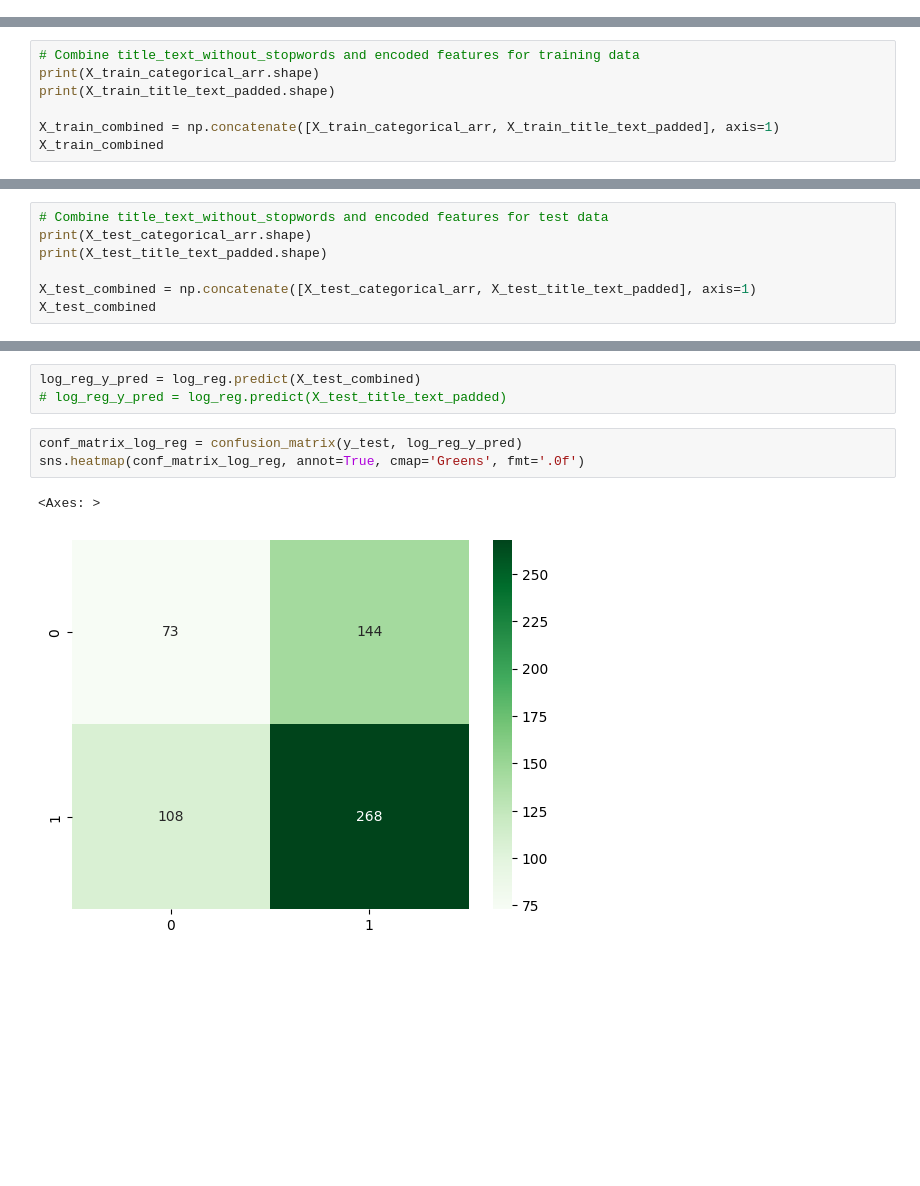
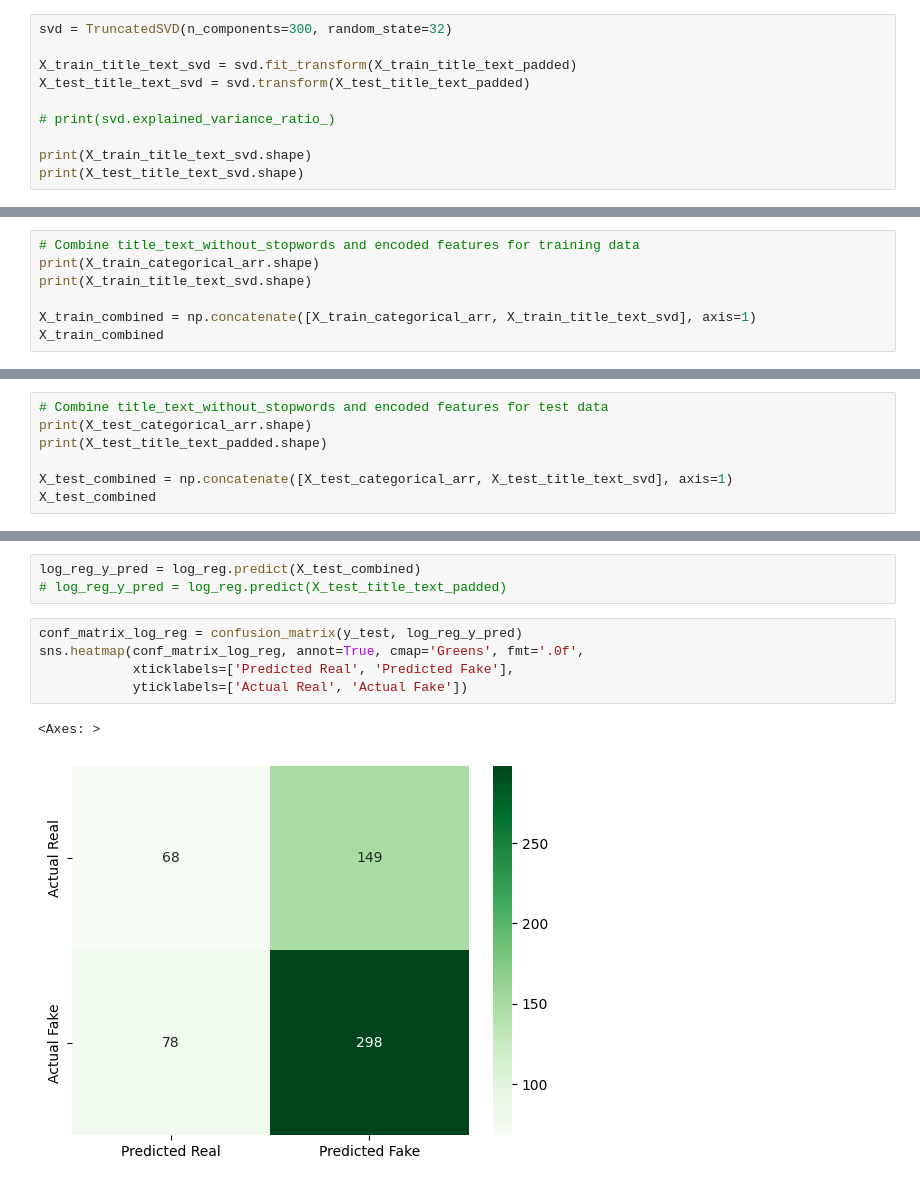
Before and after one commit to pkdc/fake-news-classifier, a Jupyter notebook: notebooks/fake_news.ipynb, the cells around one changed output, grey strips where cells are left out. Saved outputs shown, nothing was run; the diff lists cells and outputs as text; blank space fills up the shorter version.

```diff
--- a/notebooks/fake_news.ipynb
+++ b/notebooks/fake_news.ipynb
@@ -396,3 +397,13 @@ print(X_test)
 531                          No Author        awdnews.com  conspiracy
 
 [593 rows x 3 columns]
+# %%
+svd = TruncatedSVD(n_components=300, random_state=32)
+
+X_train_title_text_svd = svd.fit_transform(X_train_title_text_padded)
+X_test_title_text_svd = svd.transform(X_test_title_text_padded)
+
+# print(svd.explained_variance_ratio_)
+
+print(X_train_title_text_svd.shape)
+print(X_test_title_text_svd.shape)
@@ -417,9 +431,9 @@ numpy.ndarray
 # %%
 # Combine title_text_without_stopwords and encoded features for training data
 print(X_train_categorical_arr.shape)
-print(X_train_title_text_padded.shape)
+print(X_train_title_text_svd.shape)
 
-X_train_combined = np.concatenate([X_train_categorical_arr, X_train_title_text_padded], axis=1)
+X_train_combined = np.concatenate([X_train_categorical_arr, X_train_title_text_svd], axis=1)
 X_train_combined
 # %% [output]
 (1381, 105)
@@ -436,7 +456,7 @@ array([[0., 0., 0., ..., 0., 0., 0.],
 print(X_test_categorical_arr.shape)
 print(X_test_title_text_padded.shape)
 
-X_test_combined = np.concatenate([X_test_categorical_arr, X_test_title_text_padded], axis=1)
+X_test_combined = np.concatenate([X_test_categorical_arr, X_test_title_text_svd], axis=1)
 X_test_combined
 # %% [output]
 (593, 105)
@@ -471,10 +491,12 @@ log_reg_y_pred = log_reg.predict(X_test_combined)
 # log_reg_y_pred = log_reg.predict(X_test_title_text_padded)
 # %%
 conf_matrix_log_reg = confusion_matrix(y_test, log_reg_y_pred)
-sns.heatmap(conf_matrix_log_reg, annot=True, cmap='Greens', fmt='.0f')
+sns.heatmap(conf_matrix_log_reg, annot=True, cmap='Greens', fmt='.0f',
+            xticklabels=['Predicted Real', 'Predicted Fake'],
+            yticklabels=['Actual Real', 'Actual Fake'])
 # %% [output]
 <Axes: >
-[figure, old version]
+[figure, new version]
 # %%
 print(classification_report(y_test, log_reg_y_pred))
 # %% [output]
```
Also changed, not shown: parts of 13 cells of this notebook.
